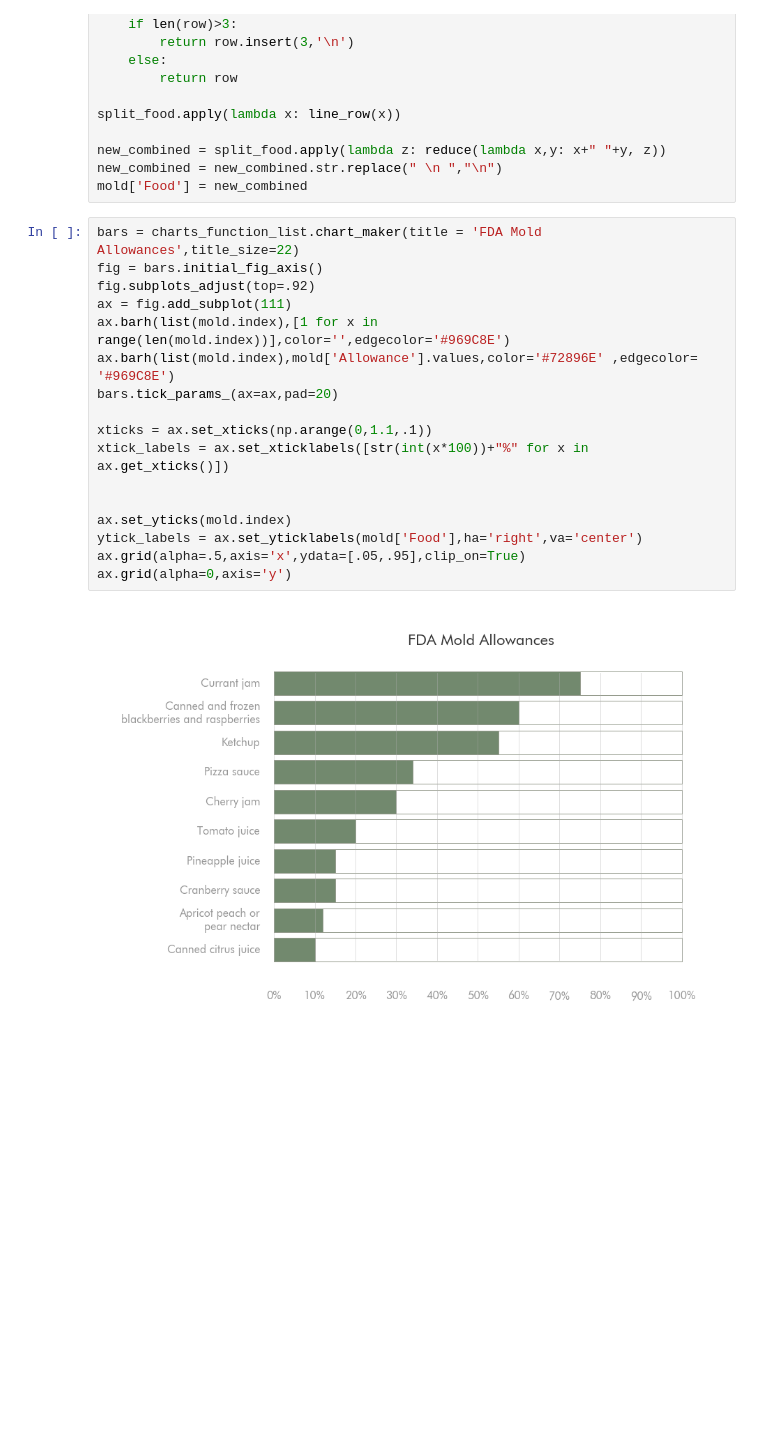
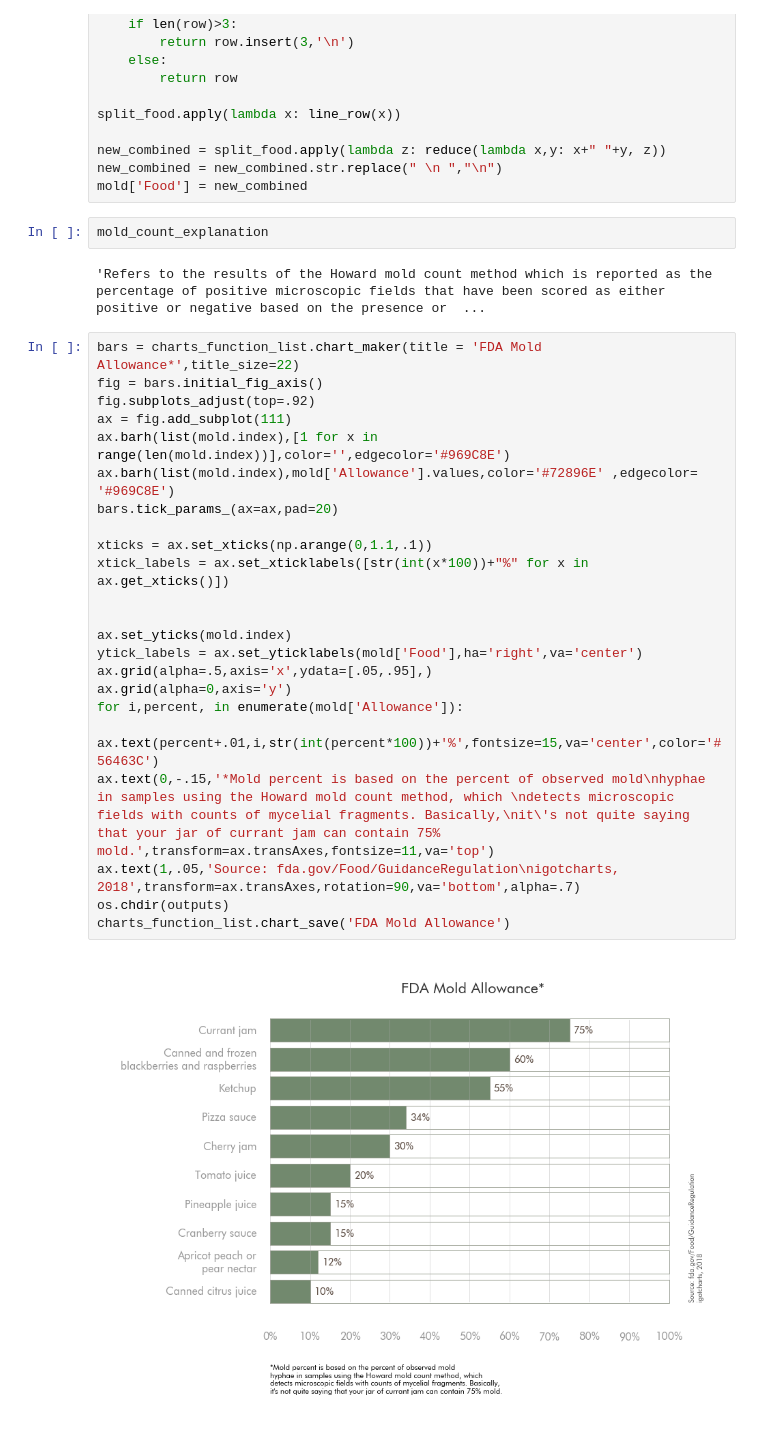
Before and after one commit to igotcharts/charts_and_more_charts, a Jupyter notebook: notebooks/FDA allowance.ipynb, the cells around one changed output. Saved outputs shown, nothing was run; the diff lists cells and outputs as text; blank space fills up the shorter version.

Commit message:
updated and saved mold chart

```diff
--- a/notebooks/FDA allowance.ipynb
+++ b/notebooks/FDA allowance.ipynb
@@ -29,22 +29,32 @@ split_food.apply(lambda x: line_row(x))
 new_combined = split_food.apply(lambda z: reduce(lambda x,y: x+" "+y, z))
 new_combined = new_combined.str.replace(" \n ","\n")
 mold['Food'] = new_combined
+# %%
+mold_count_explanation
+# %% [output]
+'Refers to the results of the Howard mold count method which is reported as the percentage of positive microscopic fields that have been scored as either positive or negative based on the presence or  ...
 # %%
-bars = charts_function_list.chart_maker(title = 'FDA Mold Allowances',title_size=22)
+bars = charts_function_list.chart_maker(title = 'FDA Mold Allowance*',title_size=22)
 fig = bars.initial_fig_axis()
 fig.subplots_adjust(top=.92)
 ax = fig.add_subplot(111)
 ax.barh(list(mold.index),[1 for x in range(len(mold.index))],color='',edgecolor='#969C8E')
 ax.barh(list(mold.index),mold['Allowance'].values,color='#72896E' ,edgecolor= '#969C8E')
 bars.tick_params_(ax=ax,pad=20)
 
 xticks = ax.set_xticks(np.arange(0,1.1,.1))
 xtick_labels = ax.set_xticklabels([str(int(x*100))+"%" for x in ax.get_xticks()])
 
 
 ax.set_yticks(mold.index)
 ytick_labels = ax.set_yticklabels(mold['Food'],ha='right',va='center')
-ax.grid(alpha=.5,axis='x',ydata=[.05,.95],clip_on=True)
+ax.grid(alpha=.5,axis='x',ydata=[.05,.95],)
 ax.grid(alpha=0,axis='y')
+for i,percent, in enumerate(mold['Allowance']):
+    ax.text(percent+.01,i,str(int(percent*100))+'%',fontsize=15,va='center',color='#56463C')
+ax.text(0,-.15,'*Mold percent is based on the percent of observed mold\nhyphae in samples using the Howard mold count method, which \ndetects microscopic fields with counts of mycelial fragments. Basically,\nit\'s not quite saying that your jar of currant jam can contain 75% mold.',transform=ax.transAxes,fontsize=11,va='top')
+ax.text(1,.05,'Source: fda.gov/Food/GuidanceRegulation\nigotcharts, 2018',transform=ax.transAxes,rotation=90,va='bottom',alpha=.7)
+os.chdir(outputs)
+charts_function_list.chart_save('FDA Mold Allowance')
 # %% [output]
-[figure, old version]
+[figure, new version]
```
Also changed, not shown: 1 other file.
